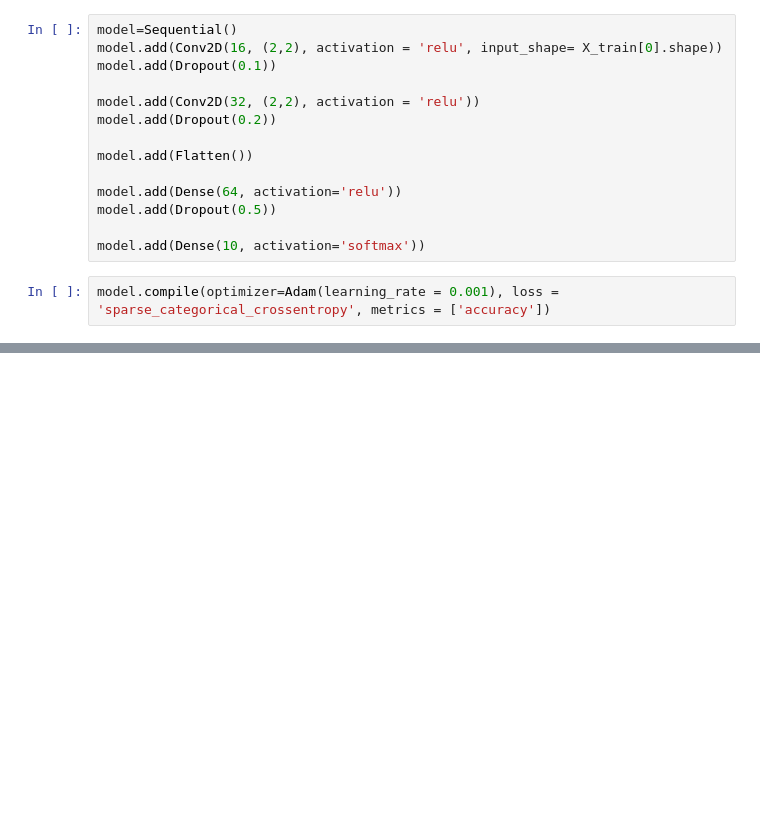
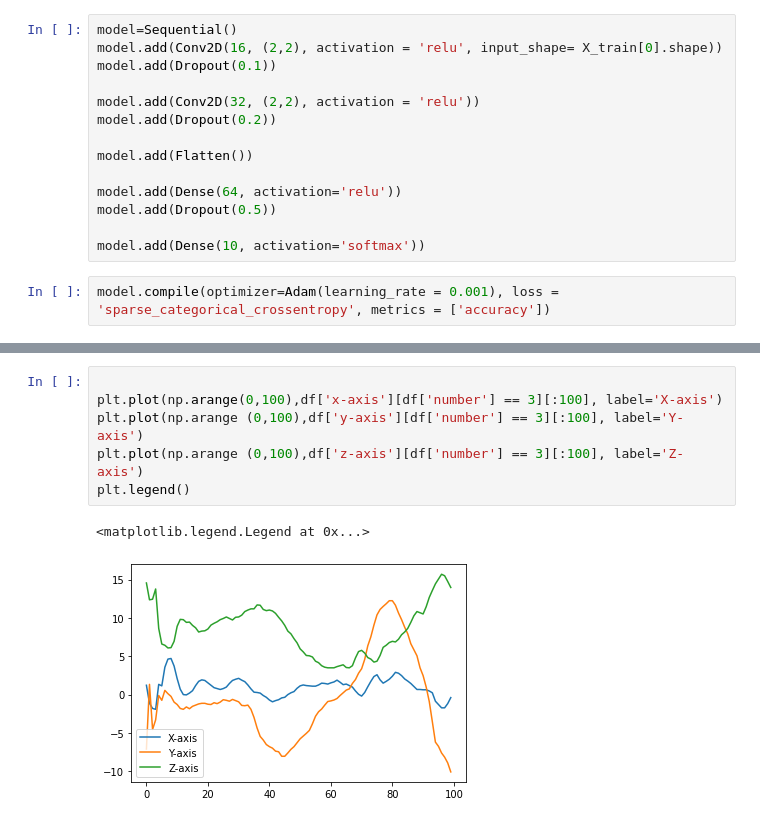
Before and after one commit to Rahul2003s/Air_writing, a Jupyter notebook: train.ipynb, the cells around one changed output, grey strips where cells are left out. Drawn from its saved outputs; the diff is of its cells as text; blank space fills up the shorter version.

```diff
--- a/train.ipynb
+++ b/train.ipynb
@@ -217,0 +280,9 @@ plt.show()
+# %%
+
+plt.plot(np.arange(0,100),df['x-axis'][df['number'] == 3][:100], label='X-axis')
+plt.plot(np.arange (0,100),df['y-axis'][df['number'] == 3][:100], label='Y-axis')
+plt.plot(np.arange (0,100),df['z-axis'][df['number'] == 3][:100], label='Z-axis')
+plt.legend()
+# %% [output]
+<matplotlib.legend.Legend at 0x...>
+[figure, added]
```
Also changed, not shown: parts of 16 cells of this notebook.
